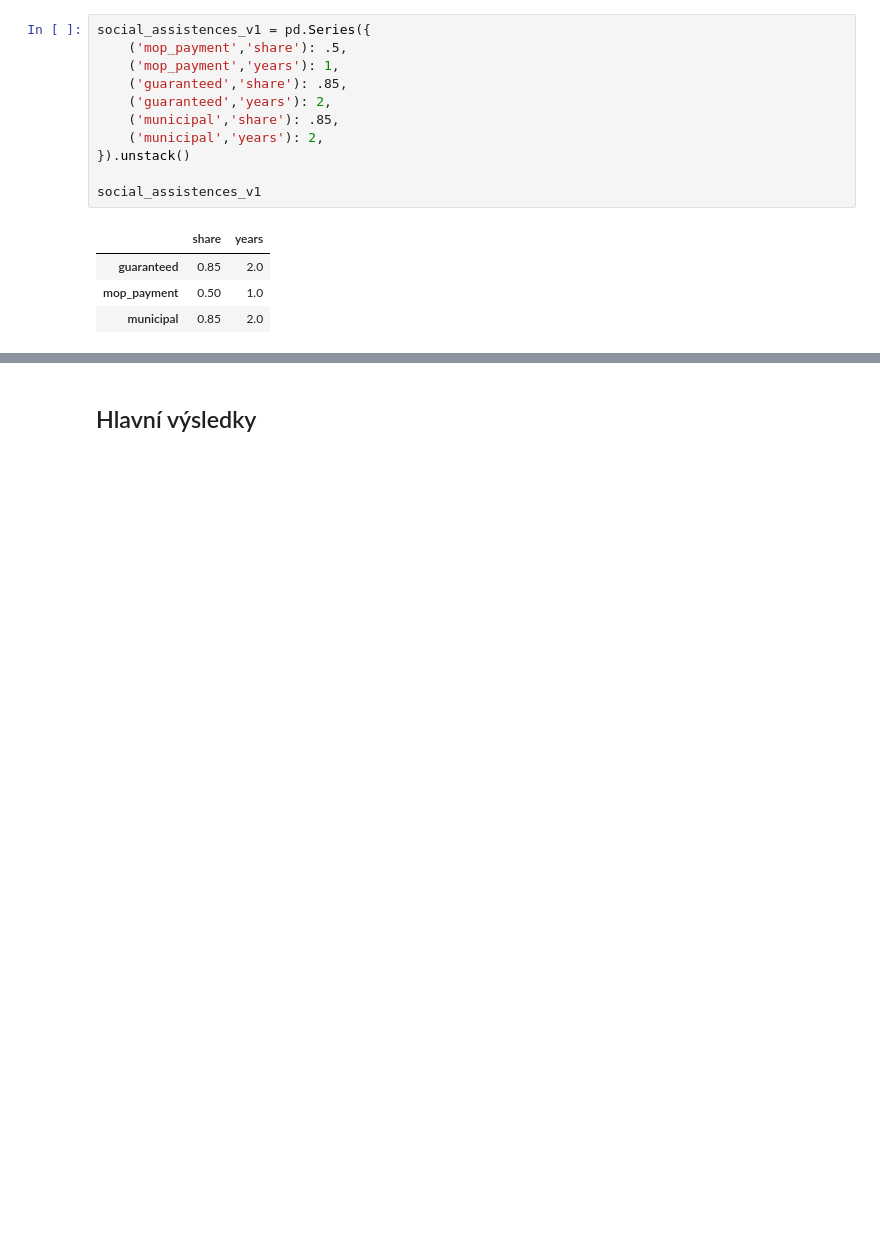
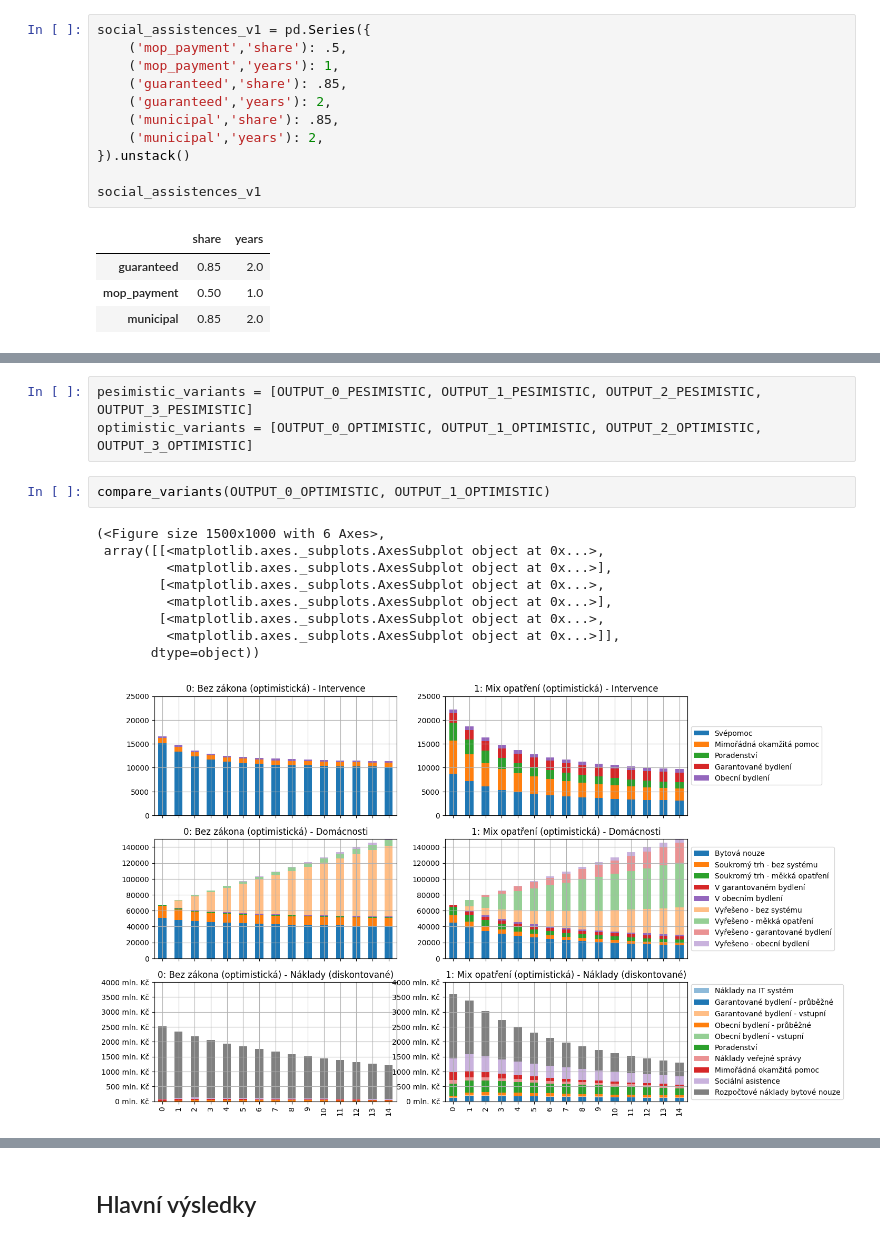
Before and after one commit to vitekzkytek/SocialHousingModel, a Jupyter notebook: model.ipynb, the cells around one changed output, grey strips where cells are left out. Saved outputs shown, nothing was run; the diff lists cells and outputs as text; blank space fills up the shorter version.

```diff
--- a/model.ipynb
+++ b/model.ipynb
@@ -296,0 +455,15 @@ VARIANT_1_PESIMISTIC['hhs_inflow'] = hhs_inflow_pesimistic
+# %%
+pesimistic_variants = [OUTPUT_0_PESIMISTIC, OUTPUT_1_PESIMISTIC, OUTPUT_2_PESIMISTIC, OUTPUT_3_PESIMISTIC]
+optimistic_variants = [OUTPUT_0_OPTIMISTIC, OUTPUT_1_OPTIMISTIC, OUTPUT_2_OPTIMISTIC, OUTPUT_3_OPTIMISTIC]
+# %%
+compare_variants(OUTPUT_0_OPTIMISTIC, OUTPUT_1_OPTIMISTIC)
+# %% [output]
+(<Figure size 1500x1000 with 6 Axes>,
+ array([[<matplotlib.axes._subplots.AxesSubplot object at 0x...>,
+         <matplotlib.axes._subplots.AxesSubplot object at 0x...>],
+        [<matplotlib.axes._subplots.AxesSubplot object at 0x...>,
+         <matplotlib.axes._subplots.AxesSubplot object at 0x...>],
+        [<matplotlib.axes._subplots.AxesSubplot object at 0x...>,
+         <matplotlib.axes._subplots.AxesSubplot object at 0x...>]],
+       dtype=object))
+[figure, added]
```
Also changed, not shown: parts of 78 cells of this notebook, 2 other files.
